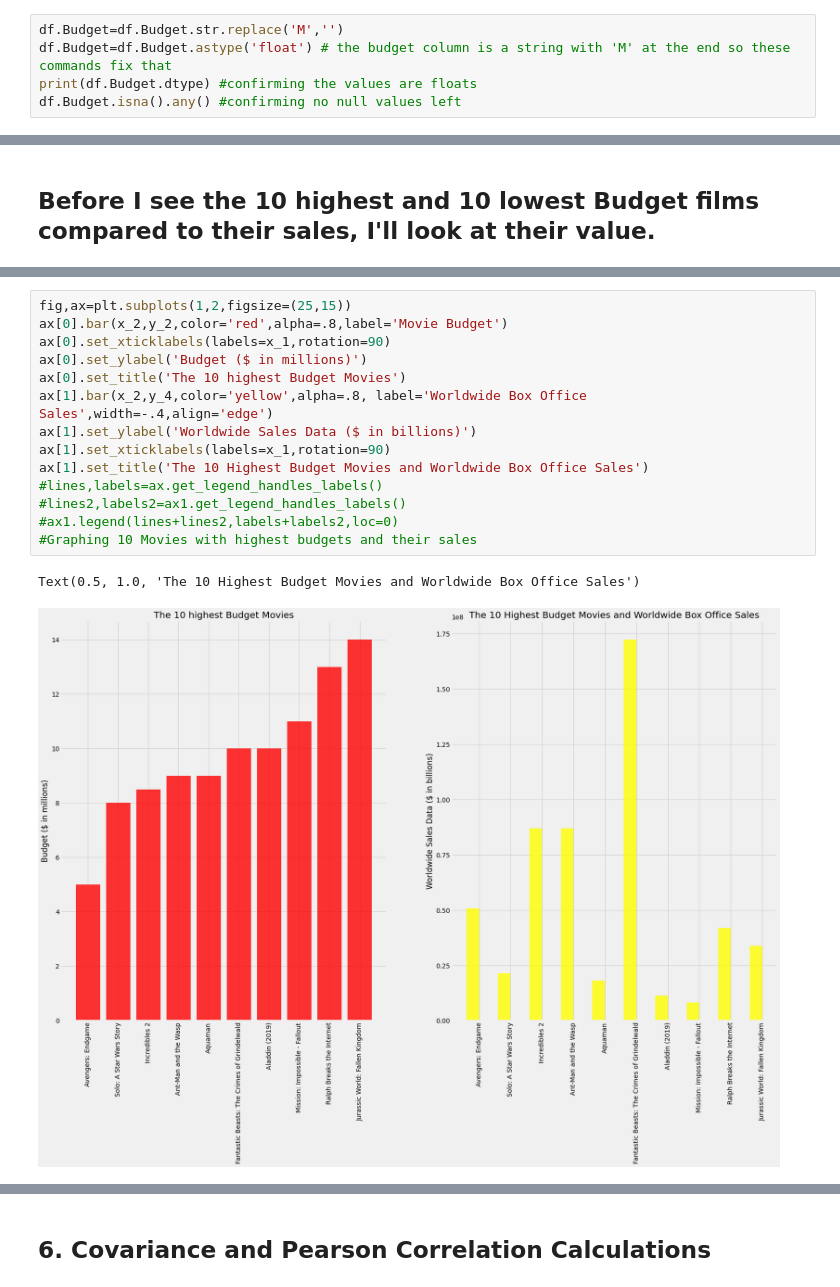
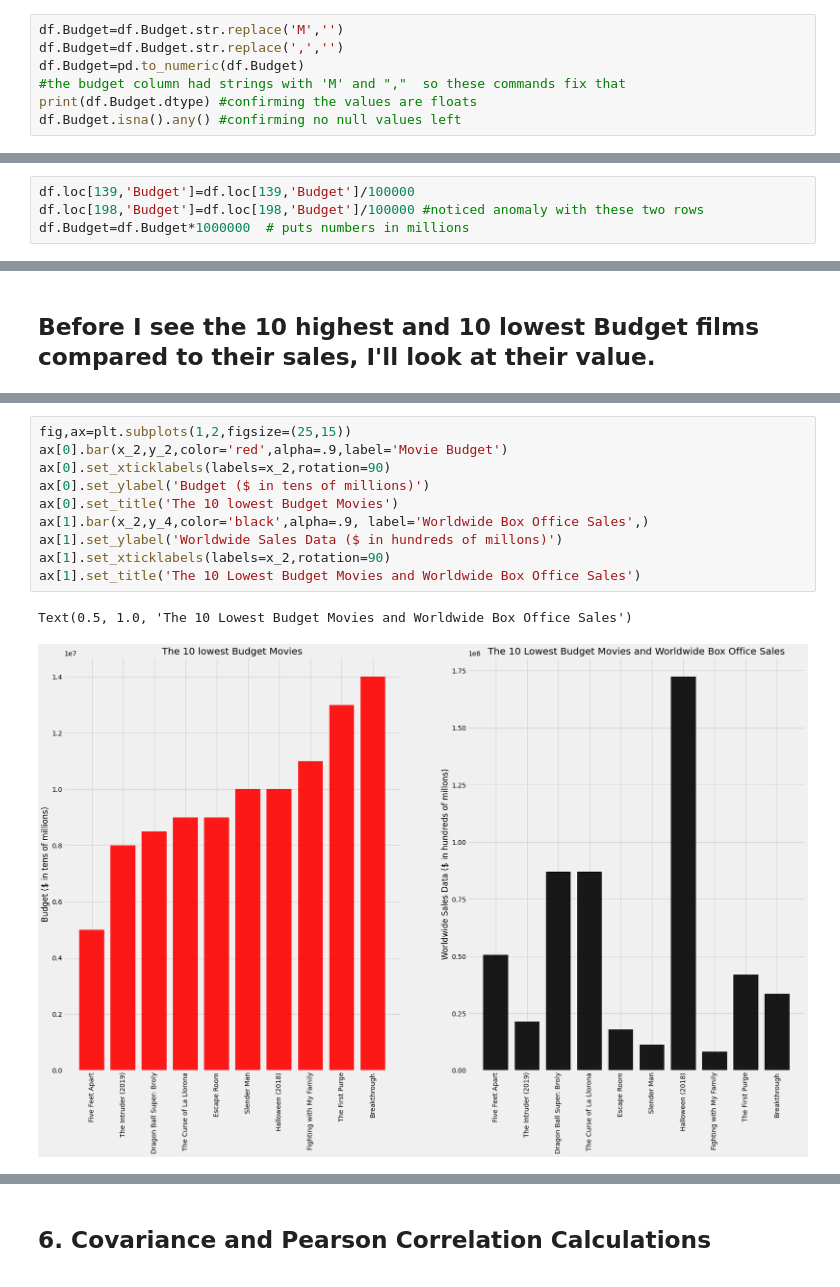
Before and after one commit to bmccabe96/Movie_Box_Office_Analysis, a Jupyter notebook: Reddit_Data_Anaylsis.ipynb, the cells around one changed output, grey strips where cells are left out. Drawn from its saved outputs; the diff is of its cells as text.

```diff
--- a/Reddit_Data_Anaylsis.ipynb
+++ b/Reddit_Data_Anaylsis.ipynb
@@ -70,11 +70,17 @@ df.Budget.isna().any() #confirming they were dropped
 False
 # %%
 df.Budget=df.Budget.str.replace('M','')
-df.Budget=df.Budget.astype('float') # the budget column is a string with 'M' at the end so these commands fix that
+df.Budget=df.Budget.str.replace(',','')
+df.Budget=pd.to_numeric(df.Budget)
+#the budget column had strings with 'M' and ","  so these commands fix that
 print(df.Budget.dtype) #confirming the values are floats
 df.Budget.isna().any() #confirming no null values left
 # %% [output]
 float64
 False
+# %%
+df.loc[139,'Budget']=df.loc[139,'Budget']/100000
+df.loc[198,'Budget']=df.loc[198,'Budget']/100000 #noticed anomaly with these two rows
+df.Budget=df.Budget*1000000  # puts numbers in millions
 # %%
 df['Worldwide Gross (Cume)']=df['Worldwide Gross (Cume)'].apply(lambda x:x.replace(',','')) #getting rid of commas
@@ -240,17 +275,13 @@ Text(0.5, 1.0, 'The 10 Highest Budget Movies and Worldwide Box Office Sales')
 # %%
 fig,ax=plt.subplots(1,2,figsize=(25,15))
-ax[0].bar(x_2,y_2,color='red',alpha=.8,label='Movie Budget')
-ax[0].set_xticklabels(labels=x_1,rotation=90)
-ax[0].set_ylabel('Budget ($ in millions)')
-ax[0].set_title('The 10 highest Budget Movies')
-ax[1].bar(x_2,y_4,color='yellow',alpha=.8, label='Worldwide Box Office Sales',width=-.4,align='edge')
-ax[1].set_ylabel('Worldwide Sales Data ($ in billions)')
-ax[1].set_xticklabels(labels=x_1,rotation=90)
-ax[1].set_title('The 10 Highest Budget Movies and Worldwide Box Office Sales')
-#lines,labels=ax.get_legend_handles_labels()
-#lines2,labels2=ax1.get_legend_handles_labels()
-#ax1.legend(lines+lines2,labels+labels2,loc=0)
-#Graphing 10 Movies with highest budgets and their sales
+ax[0].bar(x_2,y_2,color='red',alpha=.9,label='Movie Budget')
+ax[0].set_xticklabels(labels=x_2,rotation=90)
+ax[0].set_ylabel('Budget ($ in tens of millions)')
+ax[0].set_title('The 10 lowest Budget Movies')
+ax[1].bar(x_2,y_4,color='black',alpha=.9, label='Worldwide Box Office Sales',)
+ax[1].set_ylabel('Worldwide Sales Data ($ in hundreds of millons)')
+ax[1].set_xticklabels(labels=x_2,rotation=90)
+ax[1].set_title('The 10 Lowest Budget Movies and Worldwide Box Office Sales')
 # %% [output]
-Text(0.5, 1.0, 'The 10 Highest Budget Movies and Worldwide Box Office Sales')
+Text(0.5, 1.0, 'The 10 Lowest Budget Movies and Worldwide Box Office Sales')
-[figure, old version]
+[figure, new version]
```
Also changed, not shown: parts of 44 cells of this notebook, 1 other file.
